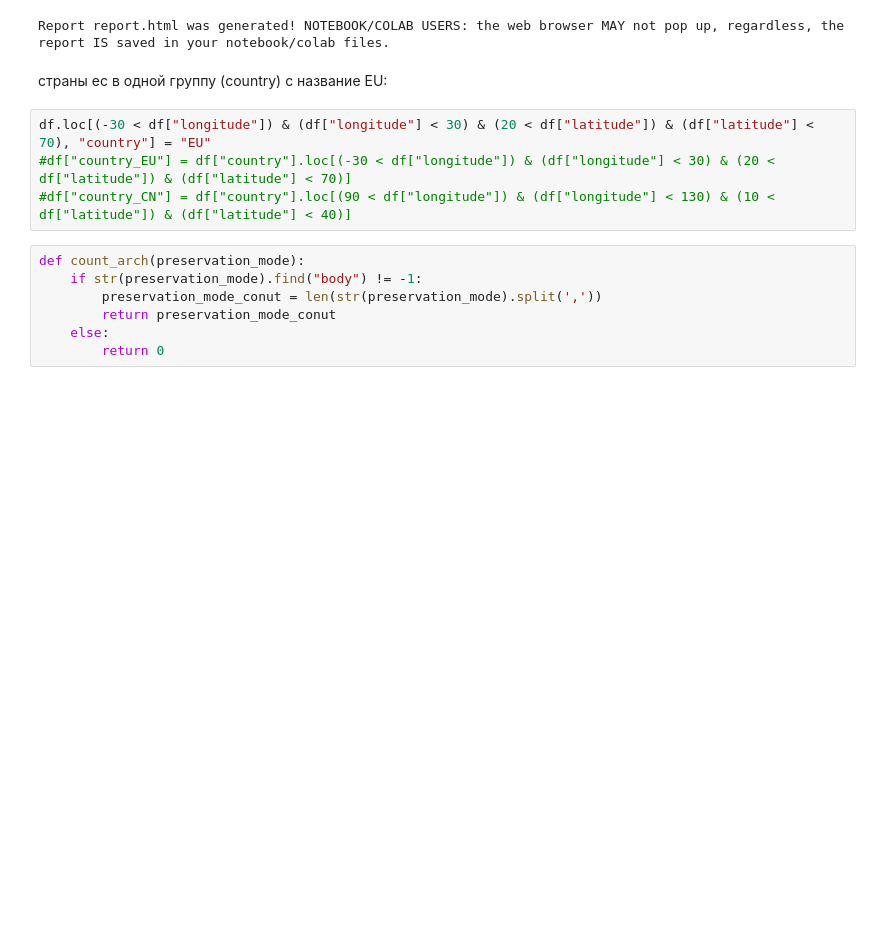
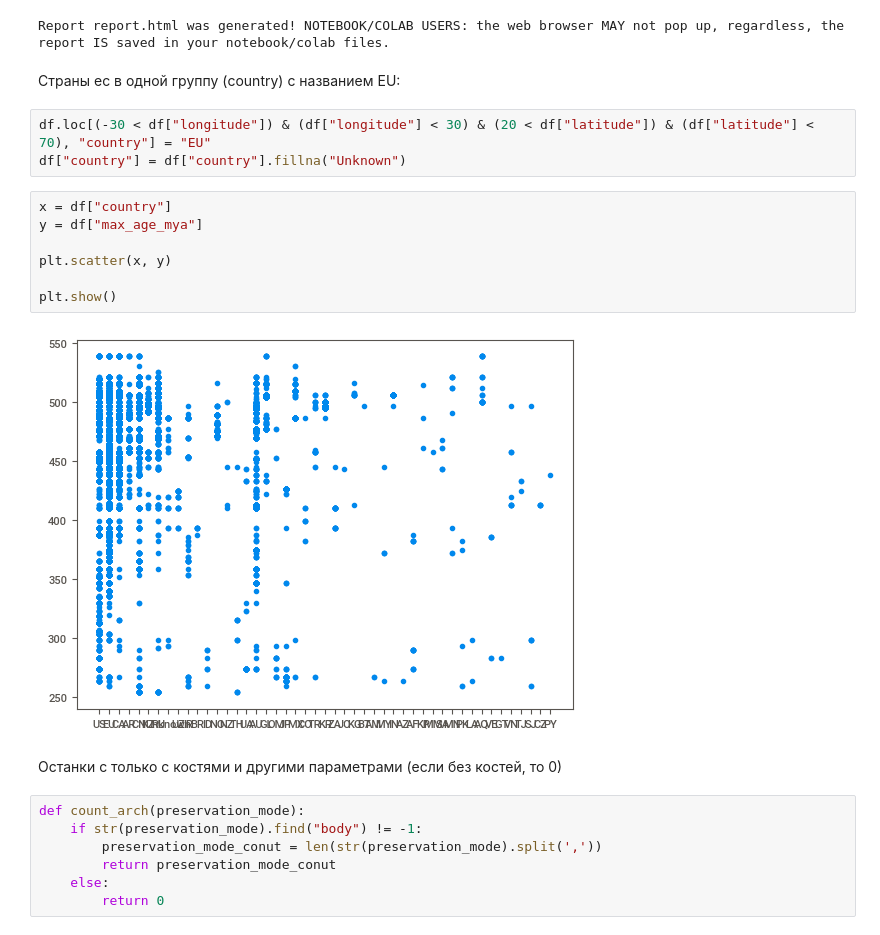
Before and after one commit to MaGNeT49/practiceML, a Jupyter notebook: test.ipynb, the cells around one changed output. Cells and saved outputs as stored; diff of their text form; blank space fills up the shorter version.

```diff
--- a/test.ipynb
+++ b/test.ipynb
@@ -64,11 +91,21 @@ report.show_html("report.html")
 Done! Use 'show' commands to display/save.   |██████████| [100%]   00:01 -> (00:00 left)
 Report report.html was generated! NOTEBOOK/COLAB USERS: the web browser MAY not pop up, regardless, the report IS saved in your notebook/colab files.
 # %% [markdown]
-страны ес в одной группу (country) с название EU:
+Страны ес в одной группу (country) с названием EU:
 # %%
 df.loc[(-30 < df["longitude"]) & (df["longitude"] < 30) & (20 < df["latitude"]) & (df["latitude"] < 70), "country"] = "EU"
-#df["country_EU"] = df["country"].loc[(-30 < df["longitude"]) & (df["longitude"] < 30) & (20 < df["latitude"]) & (df["latitude"] < 70)]
-#df["country_CN"] = df["country"].loc[(90 < df["longitude"]) & (df["longitude"] < 130) & (10 < df["latitude"]) & (df["latitude"] < 40)]
+df["country"] = df["country"].fillna("Unknown")
+# %%
+x = df["country"]
+y = df["max_age_mya"]
+
+plt.scatter(x, y)
+
+plt.show()
+# %% [output]
+[figure, added]
+# %% [markdown]
+Останки с только с костями и другими параметрами (если без костей, то 0)
 # %%
 def count_arch(preservation_mode):
     if str(preservation_mode).find("body") != -1:
```
Also changed, not shown: parts of 10 cells of this notebook, 12 other files.
